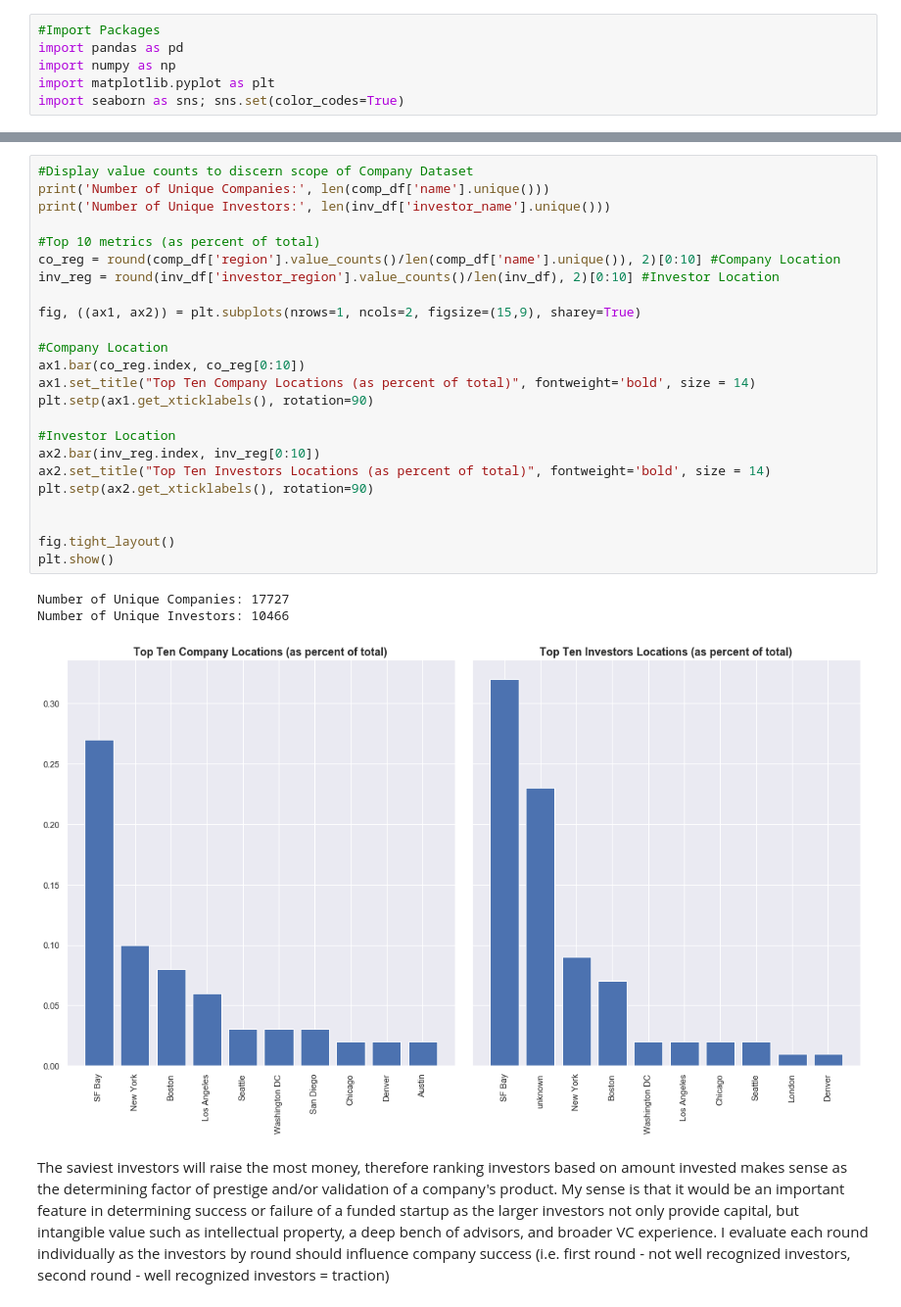
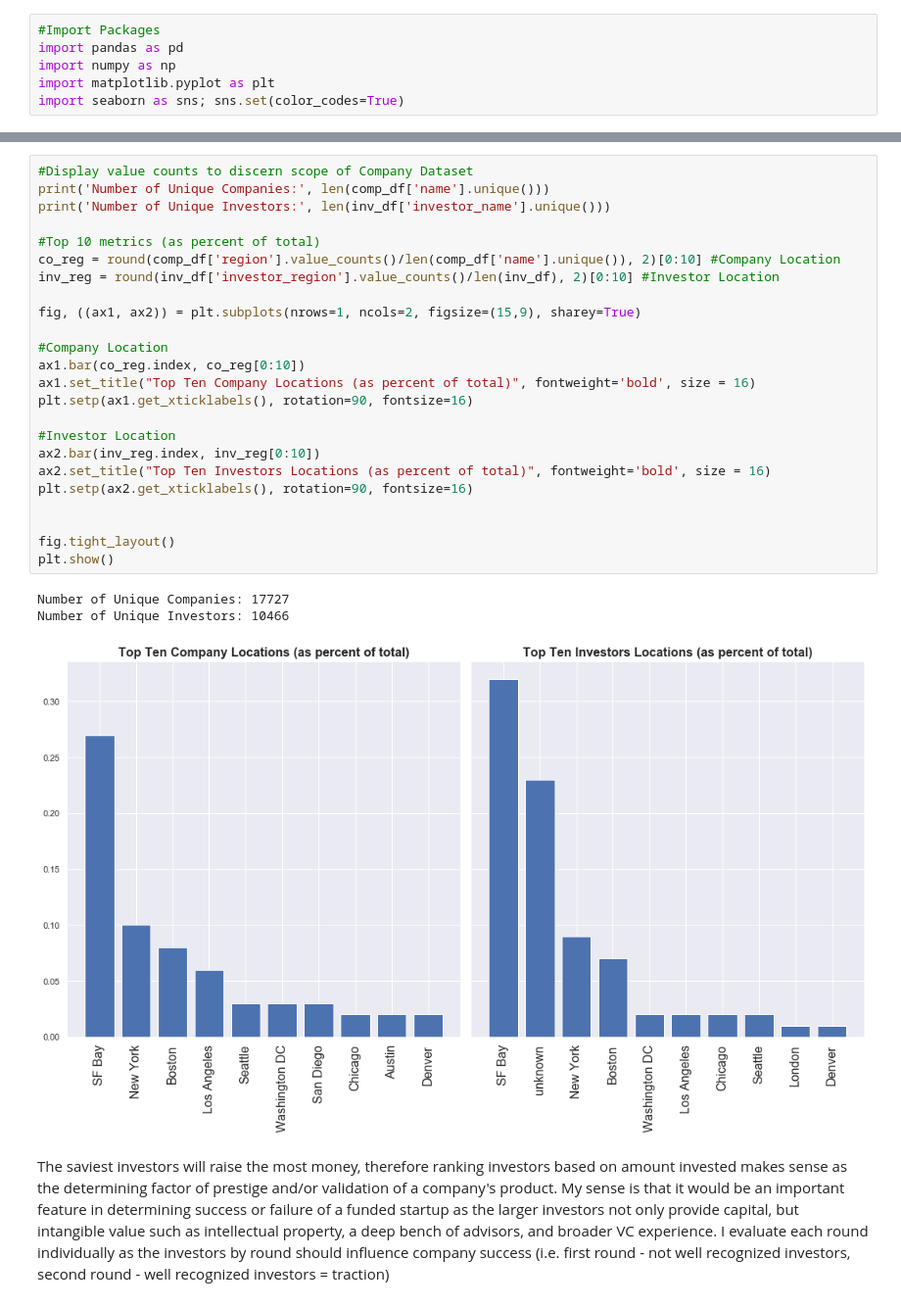
Before and after one commit to KKanoe/Projects, a Jupyter notebook: venture capital project/Venture Capital EDA.ipynb, the cells around one changed output, grey strips where cells are left out. Shown: that part at 98% size. Cells and saved outputs as stored; diff of their text form.

```diff
--- a/venture capital project/Venture Capital EDA.ipynb
+++ b/venture capital project/Venture Capital EDA.ipynb
@@ -45,31 +54,31 @@ memory usage: 3.1+ MB
 # %%
 #Display value counts to discern scope of Company Dataset
 print('Number of Unique Companies:', len(comp_df['name'].unique()))
 print('Number of Unique Investors:', len(inv_df['investor_name'].unique()))
 
 #Top 10 metrics (as percent of total)
 co_reg = round(comp_df['region'].value_counts()/len(comp_df['name'].unique()), 2)[0:10] #Company Location
 inv_reg = round(inv_df['investor_region'].value_counts()/len(inv_df), 2)[0:10] #Investor Location
 
 fig, ((ax1, ax2)) = plt.subplots(nrows=1, ncols=2, figsize=(15,9), sharey=True)
 
 #Company Location
 ax1.bar(co_reg.index, co_reg[0:10])
-ax1.set_title("Top Ten Company Locations (as percent of total)", fontweight='bold', size = 14)
-plt.setp(ax1.get_xticklabels(), rotation=90)
+ax1.set_title("Top Ten Company Locations (as percent of total)", fontweight='bold', size = 16)
+plt.setp(ax1.get_xticklabels(), rotation=90, fontsize=16)
 
 #Investor Location
 ax2.bar(inv_reg.index, inv_reg[0:10])
-ax2.set_title("Top Ten Investors Locations (as percent of total)", fontweight='bold', size = 14)
-plt.setp(ax2.get_xticklabels(), rotation=90)
+ax2.set_title("Top Ten Investors Locations (as percent of total)", fontweight='bold', size = 16)
+plt.setp(ax2.get_xticklabels(), rotation=90, fontsize=16)
 
 
 fig.tight_layout()
 plt.show()
 # %% [output]
 Number of Unique Companies: 17727
 Number of Unique Investors: 10466
-[figure, old version]
+[figure, new version]
 # %% [markdown]
 The saviest investors will raise the most money, therefore ranking investors based on amount invested makes sense as the determining factor of prestige and/or validation of a company's product. My sense is that it would be an important feature in determining success or failure of a funded startup as the larger investors not only provide capital, but intangible value such as intellectual property, a deep bench of advisors, and broader VC experience. I evaluate each round individually as the investors by round should influence company success (i.e. first round - not well recognized investors, second round - well recognized investors = traction)
 # %%
```
Also changed, not shown: parts of 8 cells of this notebook.
